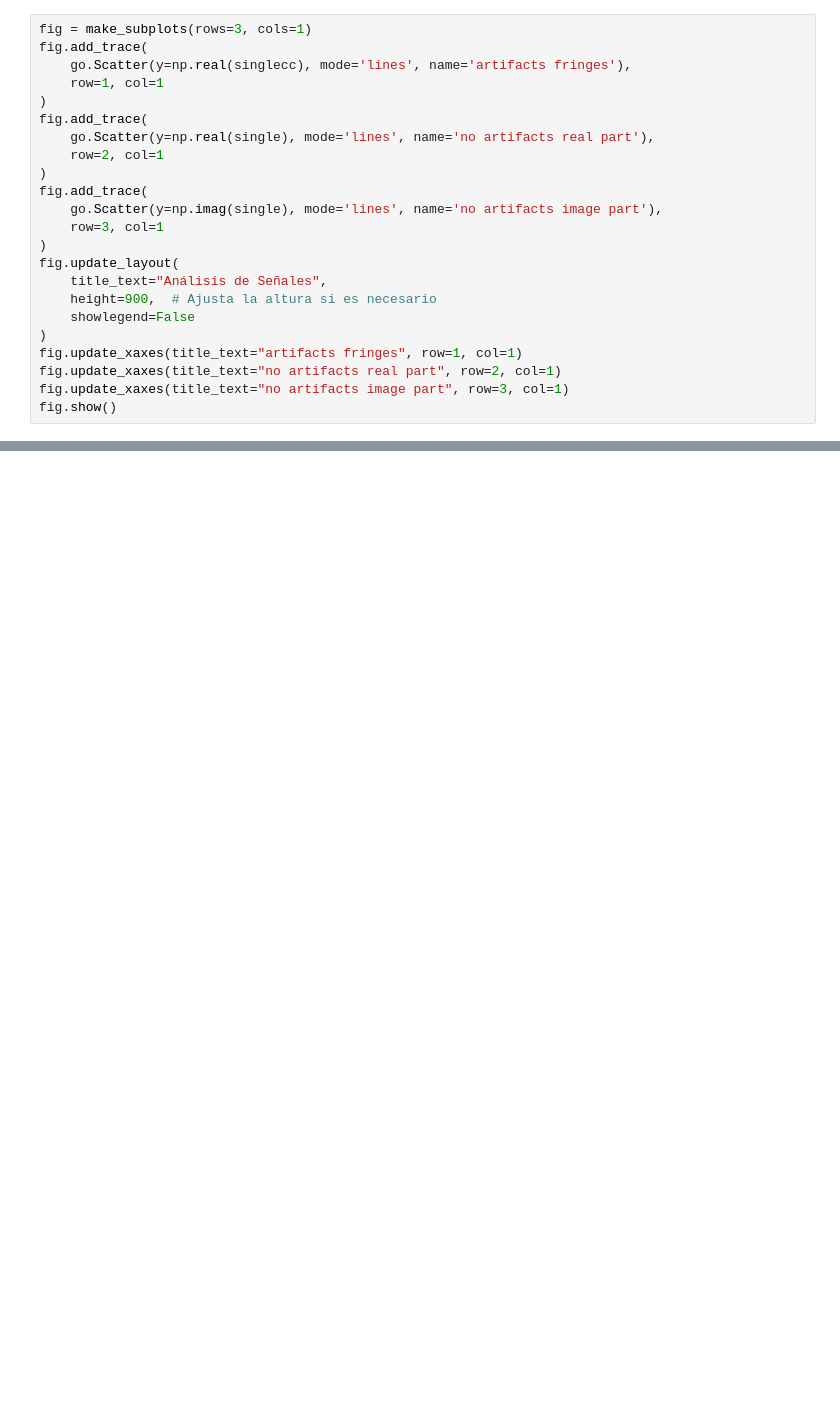
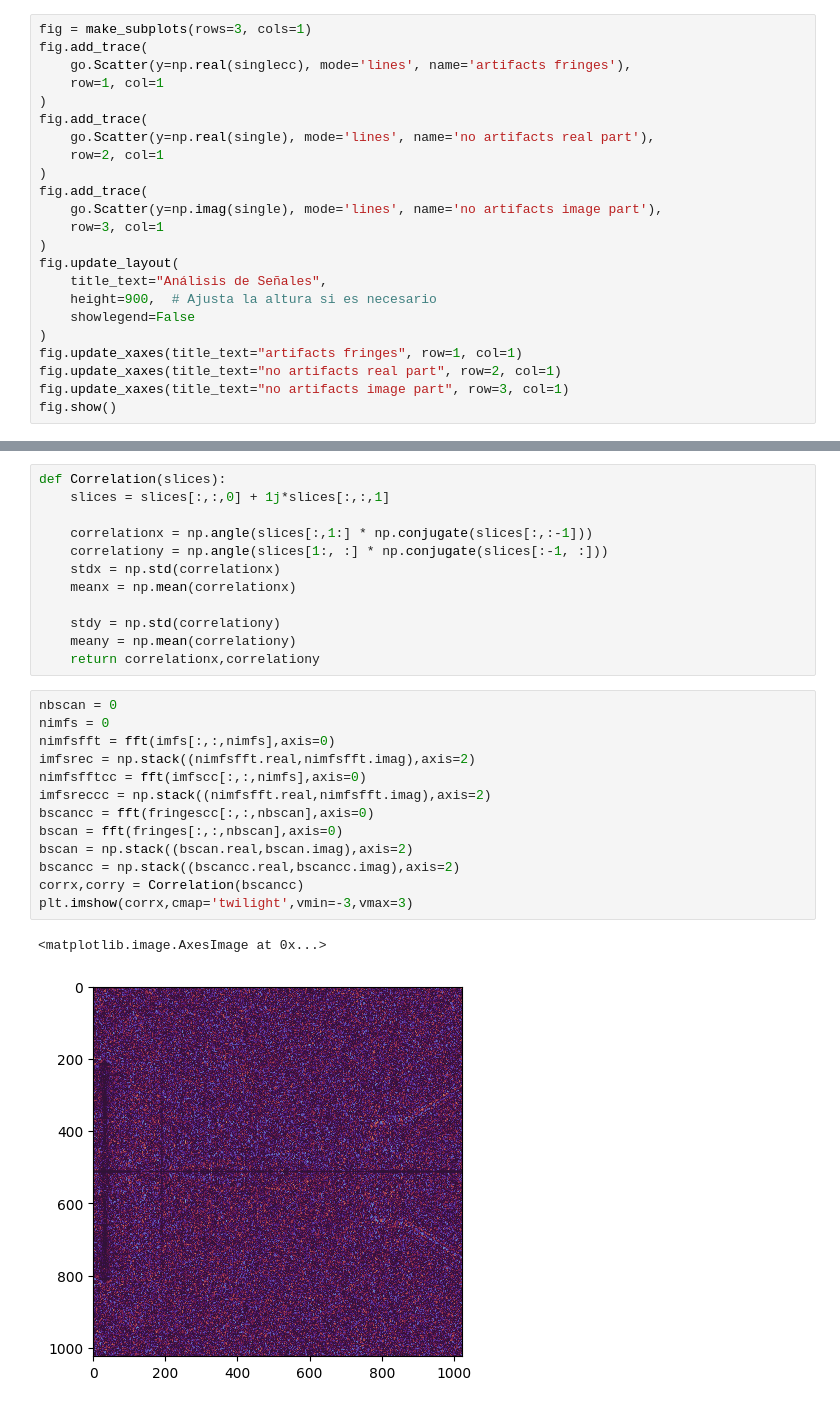
Before and after one commit to Diegoapulgarin/DLOCT, a Jupyter notebook: CxDLOCT/experimental_EMD.ipynb, the cells around one changed output, grey strips where cells are left out. Cells and saved outputs as stored; diff of their text form; blank space fills up the shorter version.

```diff
--- a/CxDLOCT/experimental_EMD.ipynb
+++ b/CxDLOCT/experimental_EMD.ipynb
@@ -150,0 +166,28 @@ axs[3].plot(abs(fftshift(fft(singlecc))))
+# %%
+def Correlation(slices):
+    slices = slices[:,:,0] + 1j*slices[:,:,1]
+
+    correlationx = np.angle(slices[:,1:] * np.conjugate(slices[:,:-1]))
+    correlationy = np.angle(slices[1:, :] * np.conjugate(slices[:-1, :]))
+    stdx = np.std(correlationx)
+    meanx = np.mean(correlationx)
+
+    stdy = np.std(correlationy)
+    meany = np.mean(correlationy)
+    return correlationx,correlationy
+# %%
+nbscan = 0
+nimfs = 0
+nimfsfft = fft(imfs[:,:,nimfs],axis=0)
+imfsrec = np.stack((nimfsfft.real,nimfsfft.imag),axis=2)
+nimfsfftcc = fft(imfscc[:,:,nimfs],axis=0)
+imfsreccc = np.stack((nimfsfft.real,nimfsfft.imag),axis=2)
+bscancc = fft(fringescc[:,:,nbscan],axis=0)
+bscan = fft(fringes[:,:,nbscan],axis=0)
+bscan = np.stack((bscan.real,bscan.imag),axis=2)
+bscancc = np.stack((bscancc.real,bscancc.imag),axis=2)
+corrx,corry = Correlation(bscancc)
+plt.imshow(corrx,cmap='twilight',vmin=-3,vmax=3)
+# %% [output]
+<matplotlib.image.AxesImage at 0x...>
+[figure, added]
```
Also changed, not shown: parts of 13 cells of this notebook, 11 other files.
